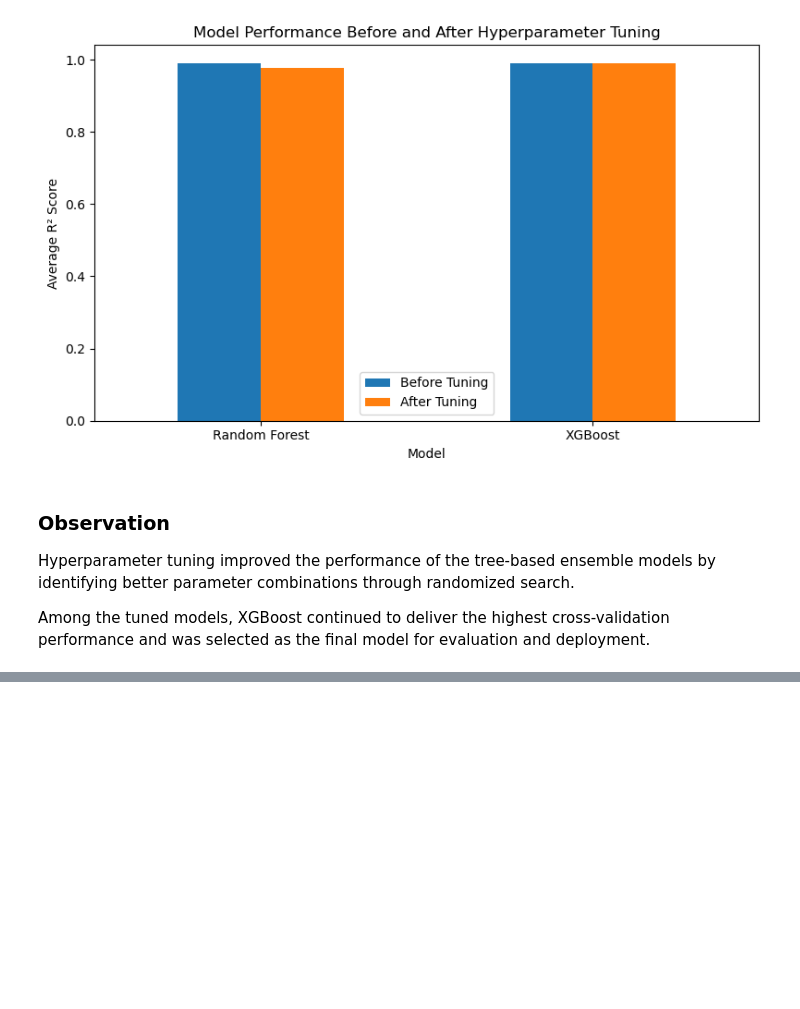
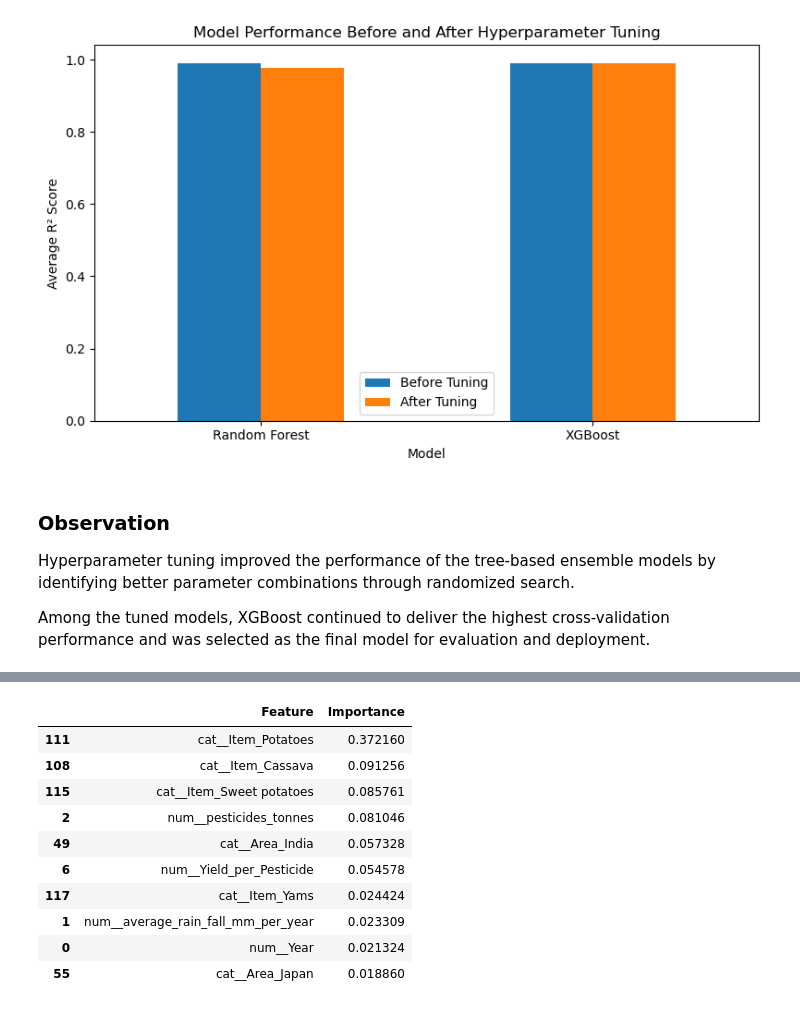
Before and after one commit to nidhi-yadav20799/CropYield-Predictor-Agricultural-Intelligence, a Jupyter notebook: notebooks/CropYield_Predictor_End_to_End.ipynb, the cells around one changed output, grey strips where cells are left out. Cells and saved outputs as stored; diff of their text form; code cells hidden in the pictures; blank space fills up the shorter version.

```diff
--- a/notebooks/01_Data_Preprocessing_EDA.ipynb
+++ b/notebooks/CropYield_Predictor_End_to_End.ipynb
@@ -1701,0 +1820,39 @@ Among the tuned models, XGBoost continued to deliver the highest cross-validatio
+# %%
+# Extract feature names after preprocessing
+
+feature_names = rf_pipeline.named_steps[
+    "preprocessor"
+].get_feature_names_out()
+
+# Get feature importance values
+
+importance = rf_pipeline.named_steps[
+    "model"
+].feature_importances_
+
+feature_importance = (
+    pd.DataFrame(
+        {
+            "Feature": feature_names,
+            "Importance": importance
+        }
+    )
+    .sort_values(
+        by="Importance",
+        ascending=False
+    )
+)
+
+feature_importance.head(10)
+# %% [output]
+|  | Feature | Importance |
+| 111 | cat__Item_Potatoes | 0.372160 |
+| 108 | cat__Item_Cassava | 0.091256 |
+| 115 | cat__Item_Sweet potatoes | 0.085761 |
+| 2 | num__pesticides_tonnes | 0.081046 |
+| 49 | cat__Area_India | 0.057328 |
+| 6 | num__Yield_per_Pesticide | 0.054578 |
+| 117 | cat__Item_Yams | 0.024424 |
+| 1 | num__average_rain_fall_mm_per_year | 0.023309 |
+| 0 | num__Year | 0.021324 |
+| 55 | cat__Area_Japan | 0.018860 |
```
Also changed, not shown: parts of 21 cells of this notebook, 4 other files.
